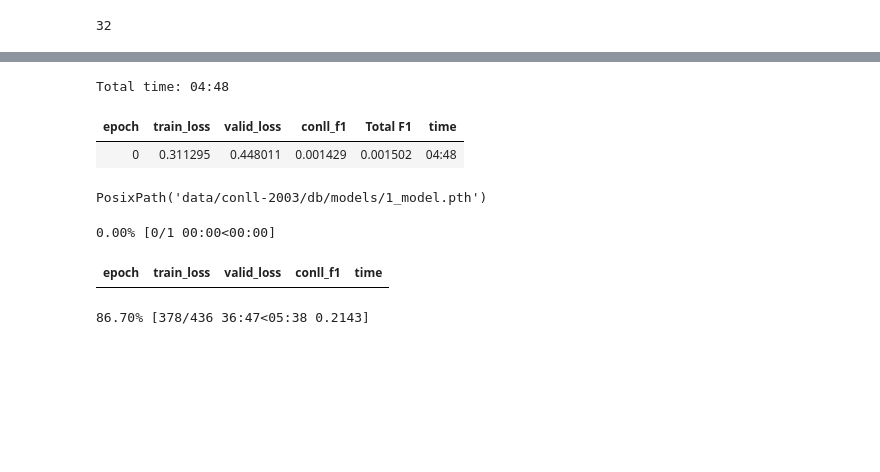
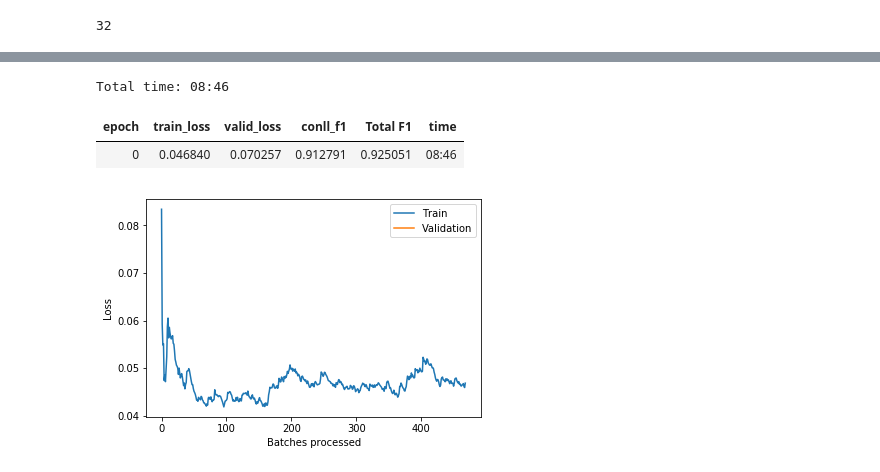
Before and after one commit to tonianelope/Multilingual-BERT, a Jupyter notebook: bert/English NER.ipynb, the cells around one changed output, grey strips where cells are left out. Saved outputs shown, nothing was run; the diff lists cells and outputs as text; code cells hidden in the pictures; blank space fills up the shorter version.

Commit message:
mv freez + ipy test runs + update conll data

```diff
--- a/bert/English NER.ipynb
+++ b/bert/English NER.ipynb
@@ -172,0 +186,5 @@ lang
+# %%
+#learn.fit(3, 5e-5)
+learn.fit_one_cycle(1, 5e-3)# , moms=(0.8, 0.7))
+learn.recorder.plot_lr(show_moms=True)
+learn.recorder.plot_losses()
@@ -172,0 +205,3 @@ lang
+# %%
+learn.fit_one_cycle(1, slice(1e-4/lrm**15,1e-4)) # , moms=(0.8, 0.7))
+learn.recorder.plot_losses()
@@ -172,0 +221,3 @@ lang
+# %%
+learn.fit_one_cycle(1, slice(1e-5/lrm**15,1e-5)) # , moms=(0.8, 0.7))
+learn.recorder.plot_losses()
@@ -172,0 +237,3 @@ lang
+# %%
+learn.fit_one_cycle(1, slice(5e-6/lrm**15,5e-6)) # , moms=(0.8, 0.7))
+learn.recorder.plot_losses()
@@ -177,6 +253,8 @@ learn.freeze()
 # %%
-learn.fit_one_cycle(1, 5e-5, moms=(0.8, 0.7))
+learn.fit_one_cycle(1, slice(1e-5/lrm**15,1e-5)) # , moms=(0.8, 0.7))
+learn.recorder.plot_losses()
 # %% [output]
-Total time: 04:48
+Total time: 08:46
 | epoch | train_loss | valid_loss | conll_f1 | Total F1 | time |
-| 0 | 0.311295 | 0.448011 | 0.001429 | 0.001502 | 04:48 |
+| 0 | 0.046840 | 0.070257 | 0.912791 | 0.925051 | 08:46 |
+[figure, added]
@@ -191,12 +260,0 @@ learn.fit_one_cylce(1, lrs, mom=(0.8, 0.7))
-# %%
-name = "1_model"
-m_path = learn.save(name, return_path=True)
-m_path
-# %% [output]
-PosixPath('data/conll-2003/db/models/1_model.pth')
-# %%
-learn.fit(1, 1e-05)
-# %% [output]
-0.00% [0/1 00:00<00:00]
-| epoch | train_loss | valid_loss | conll_f1 | time |
-86.70% [378/436 36:47<05:38 0.2143]
```
Also changed, not shown: parts of 24 cells of this notebook, 4 other files.
